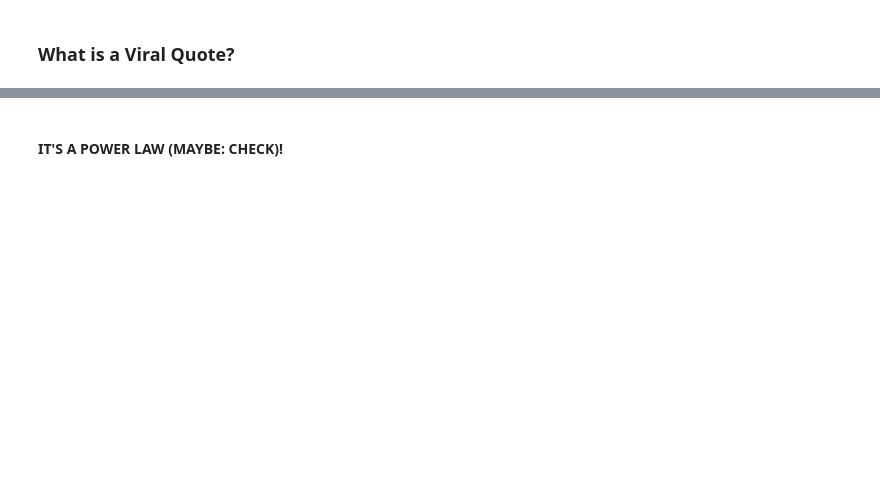
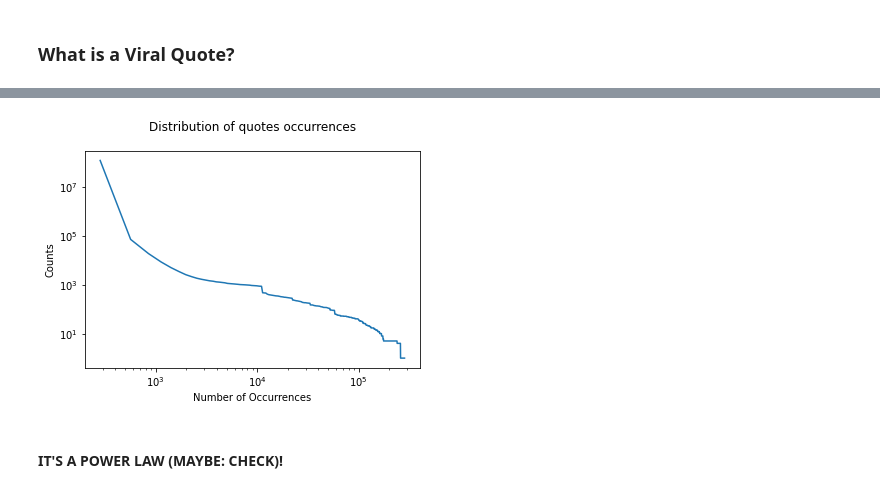
Before and after one commit to epfl-ada/ada-2021-project-cool-group-name, a Jupyter notebook: Data Analysis.ipynb, the cells around one changed output, grey strips where cells are left out. Saved outputs shown, nothing was run; the diff lists cells and outputs as text; code cells hidden in the pictures; blank space fills up the shorter version.

```diff
--- a/Data Analysis.ipynb
+++ b/Data Analysis.ipynb
@@ -114,3 +158,11 @@ sns.histplot(df_num_occurrences_counts, x = 'Number of Occurrences', weights = '
+# %%
+plt.loglog(array_100[1][1:],array_100[0])
+plt.title("Distribution of quotes occurrences", pad=20)
+plt.xlabel("Number of Occurrences")
+plt.ylabel("Counts")
+plt.show()
+# %% [output]
+[figure, added]
 # %% [markdown]
 #### IT'S A POWER LAW (MAYBE: CHECK)!
 # %%
```
Also changed, not shown: parts of 16 cells of this notebook.
